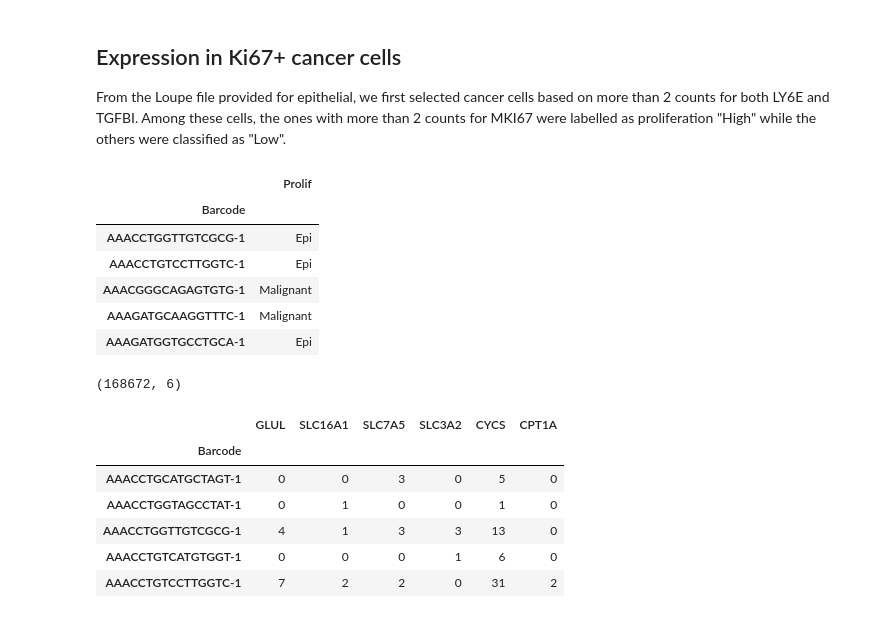
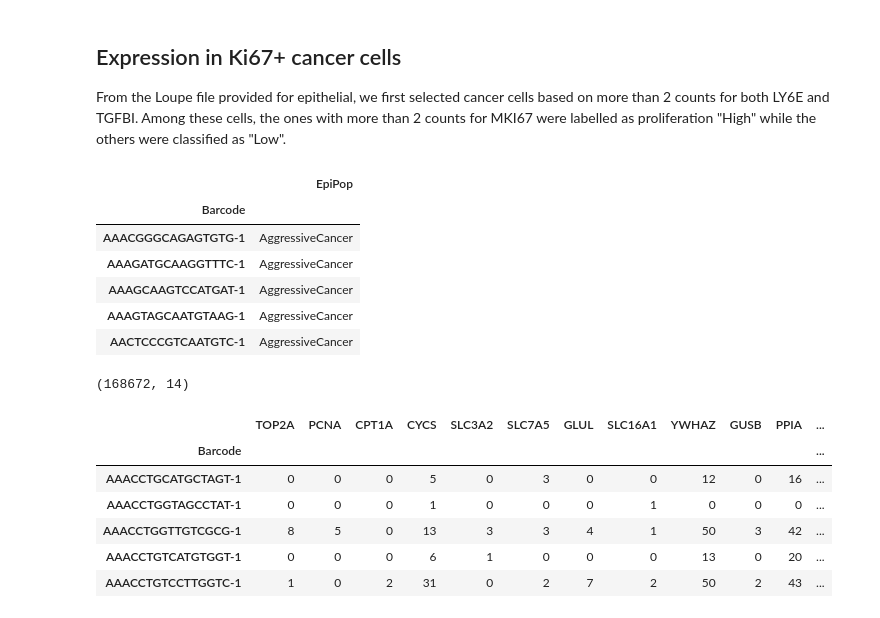
Before and after one commit to HartmannLab/MIBI-Analysis_Hamburg_CRC_TMA_2024, a Jupyter notebook: notebooks/validation/Pelka.ipynb, the cells around one changed output. Drawn from its saved outputs; the diff is of its cells as text; code cells hidden in the pictures.

```diff
--- a/notebooks/validation/Pelka.ipynb
+++ b/notebooks/validation/Pelka.ipynb
@@ -8,28 +9,28 @@ import pandas as pd
 ## Expression in Ki67+ cancer cells
 From the Loupe file provided for epithelial, we first selected cancer cells based on more than 2 counts for both LY6E and TGFBI. Among these cells, the ones with more than 2 counts for MKI67 were labelled as proliferation "High" while the others were classified as "Low".
 # %%
-labels = pd.read_csv("../../data/pelka-reanalysis/Labels-Ki67.csv", index_col=0)
+labels = pd.read_csv("../../data/pelka-reanalysis/Labels-Ki67-healthy.csv", index_col=0)
 labels.head()
 # %% [output]
-|  | Prolif |
+|  | EpiPop |
 | Barcode |  |
-| AAACCTGGTTGTCGCG-1 | Epi |
-| AAACCTGTCCTTGGTC-1 | Epi |
-| AAACGGGCAGAGTGTG-1 | Malignant |
-| AAAGATGCAAGGTTTC-1 | Malignant |
-| AAAGATGGTGCCTGCA-1 | Epi |
+| AAACGGGCAGAGTGTG-1 | AggressiveCancer |
+| AAAGATGCAAGGTTTC-1 | AggressiveCancer |
+| AAAGCAAGTCCATGAT-1 | AggressiveCancer |
+| AAAGTAGCAATGTAAG-1 | AggressiveCancer |
+| AACTCCCGTCAATGTC-1 | AggressiveCancer |
 # %%
-expr = pd.read_csv("../../data/pelka-reanalysis/Expression-Ki67.csv", index_col=0, sep =";")
+expr = pd.read_csv("../../data/pelka-reanalysis/Expression-Ki67-healthy.csv", index_col=0, sep =";")
 print(expr.shape)
 expr.head()
 # %% [output]
-(168672, 6)
+(168672, 14)
-|  | GLUL | SLC16A1 | SLC7A5 | SLC3A2 | CYCS | CPT1A |
-| Barcode |  |  |  |  |  |  |
-| AAACCTGCATGCTAGT-1 | 0 | 0 | 3 | 0 | 5 | 0 |
-| AAACCTGGTAGCCTAT-1 | 0 | 1 | 0 | 0 | 1 | 0 |
-| AAACCTGGTTGTCGCG-1 | 4 | 1 | 3 | 3 | 13 | 0 |
-| AAACCTGTCATGTGGT-1 | 0 | 0 | 0 | 1 | 6 | 0 |
-| AAACCTGTCCTTGGTC-1 | 7 | 2 | 2 | 0 | 31 | 2 |
+|  | TOP2A | PCNA | CPT1A | CYCS | SLC3A2 | SLC7A5 | GLUL | SLC16A1 | YWHAZ | GUSB | PPIA | ... |
+| Barcode |  |  |  |  |  |  |  |  |  |  |  | ... |
+| AAACCTGCATGCTAGT-1 | 0 | 0 | 0 | 5 | 0 | 3 | 0 | 0 | 12 | 0 | 16 | ... |
+| AAACCTGGTAGCCTAT-1 | 0 | 0 | 0 | 1 | 0 | 0 | 0 | 1 | 0 | 0 | 0 | ... |
+| AAACCTGGTTGTCGCG-1 | 8 | 5 | 0 | 13 | 3 | 3 | 4 | 1 | 50 | 3 | 42 | ... |
+| AAACCTGTCATGTGGT-1 | 0 | 0 | 0 | 6 | 1 | 0 | 0 | 0 | 13 | 0 | 20 | ... |
+| AAACCTGTCCTTGGTC-1 | 1 | 0 | 2 | 31 | 0 | 2 | 7 | 2 | 50 | 2 | 43 | ... |
 # %%
 expr = expr.join(labels, how="inner")
```
Also changed, not shown: parts of 20 cells of this notebook, 9 other files.
